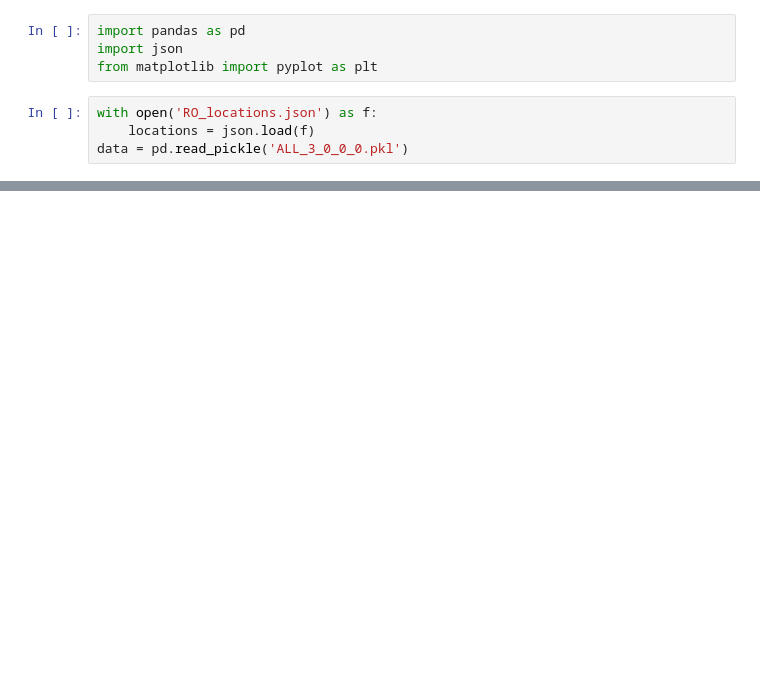
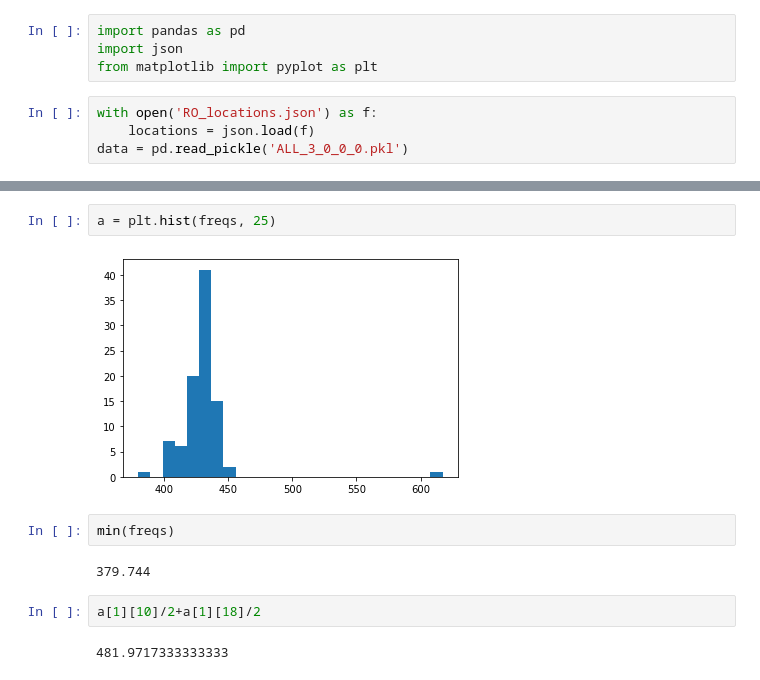
Before and after one commit to sarashs/ROS, a Jupyter notebook: post_processing.ipynb, the cells around one changed output, grey strips where cells are left out. Saved outputs shown, nothing was run; the diff lists cells and outputs as text; blank space fills up the shorter version.

```diff
--- a/post_processing.ipynb
+++ b/post_processing.ipynb
@@ -34,0 +38,12 @@ plt.show()
+# %%
+a = plt.hist(freqs, 25)
+# %% [output]
+[figure, added]
+# %%
+min(freqs)
+# %% [output]
+379.744
+# %%
+a[1][10]/2+a[1][18]/2
+# %% [output]
+481.9717333333333
```
Also changed, not shown: parts of 3 cells of this notebook, 2 other files.
